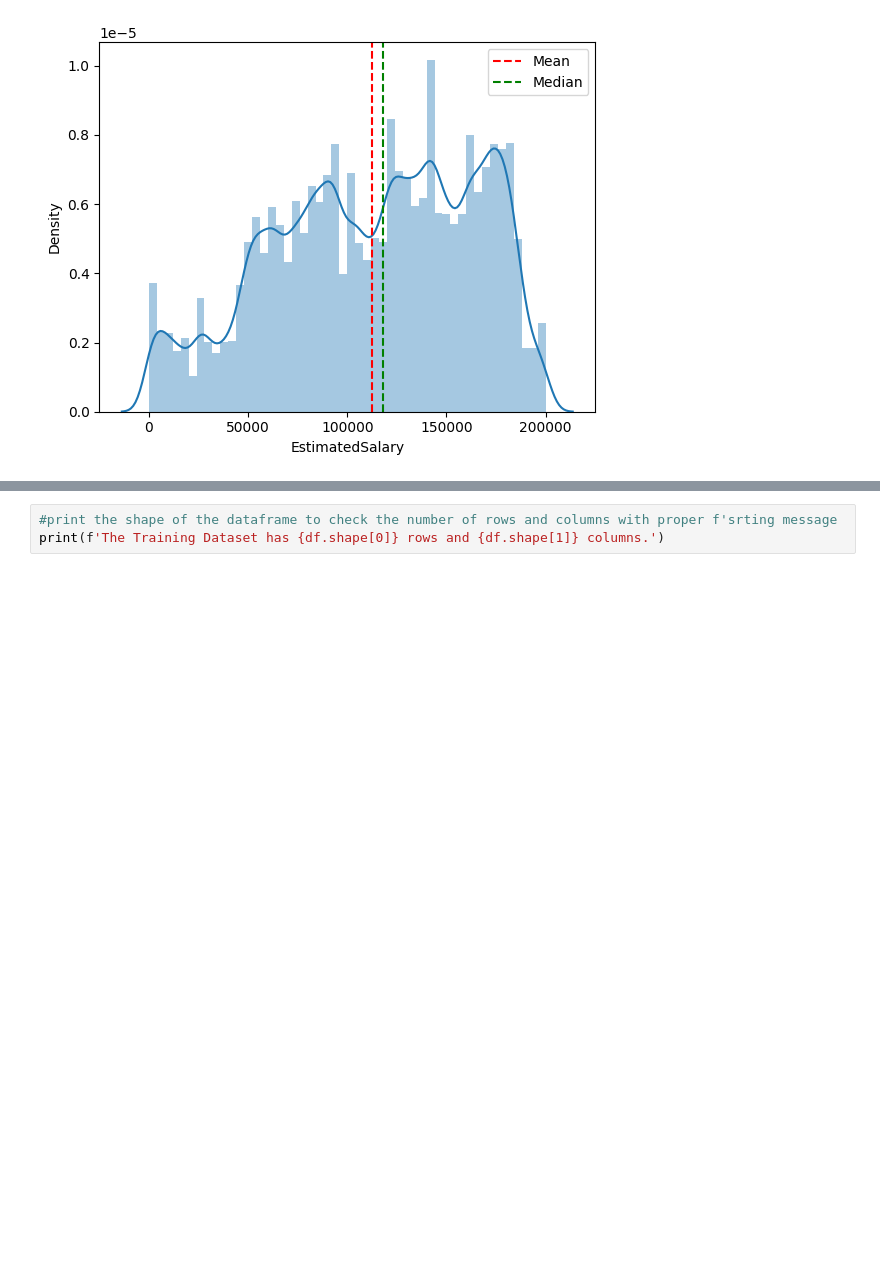
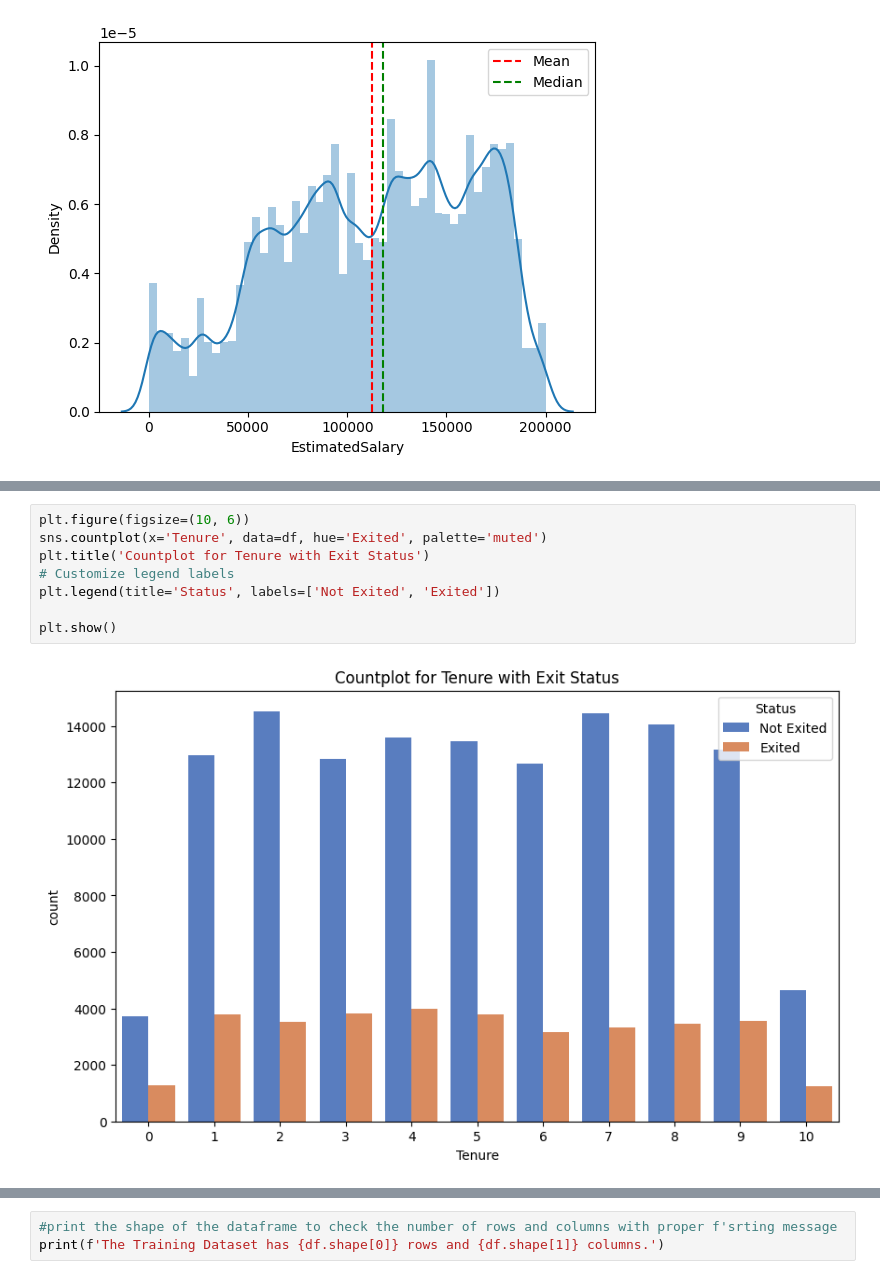
Before and after one commit to iammuhammadfurqan/Bank-Churn-Competition, a Jupyter notebook: bank_churn_prediction.ipynb, the cells around one changed output, grey strips where cells are left out. Saved outputs shown, nothing was run; the diff lists cells and outputs as text; blank space fills up the shorter version.

```diff
--- a/bank_churn_prediction.ipynb
+++ b/bank_churn_prediction.ipynb
@@ -212,0 +269,10 @@ for col in cat_cols:
+# %%
+plt.figure(figsize=(10, 6))
+sns.countplot(x='Tenure', data=df, hue='Exited', palette='muted')
+plt.title('Countplot for Tenure with Exit Status')
+# Customize legend labels
+plt.legend(title='Status', labels=['Not Exited', 'Exited'])
+
+plt.show()
+# %% [output]
+[figure, added]
```
Also changed, not shown: parts of 19 cells of this notebook, 1 other file.
